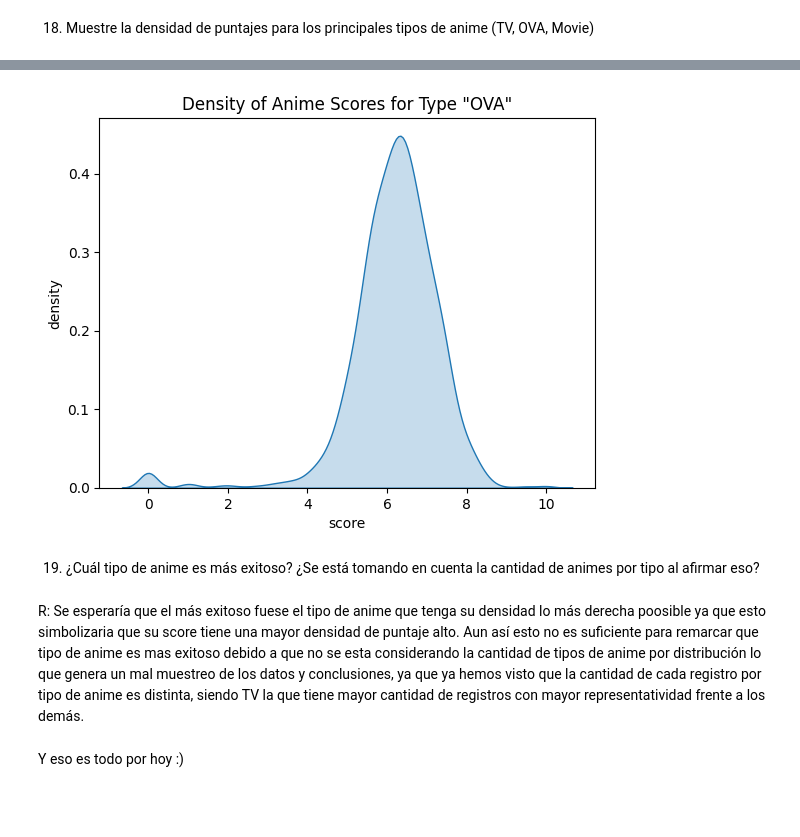
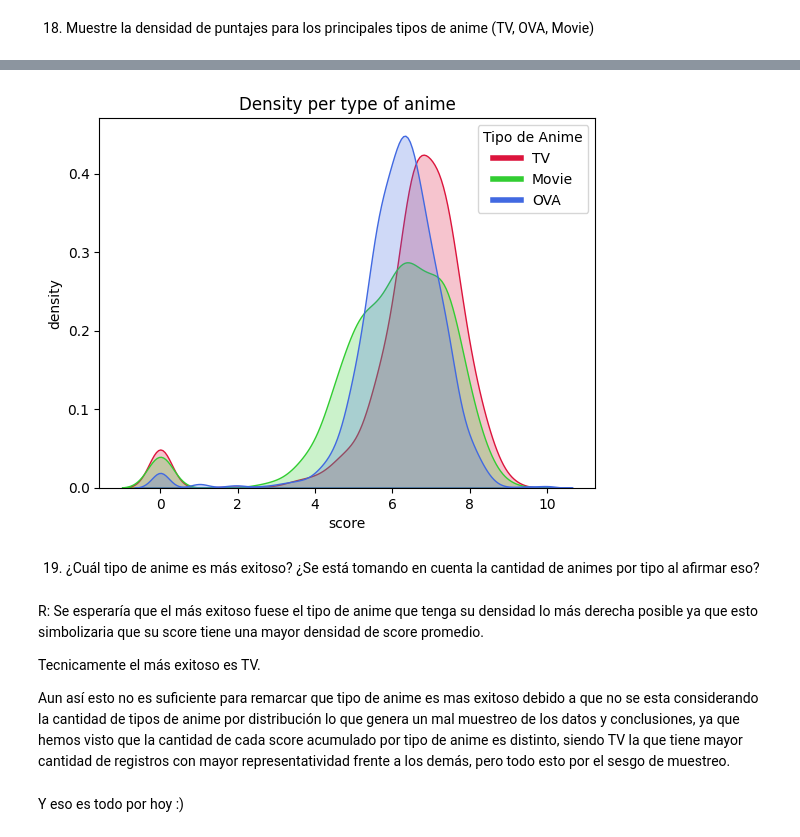
Before and after one commit to astromai/Laboratorios-Mineria-de-Datos-CC5205, a Jupyter notebook: Laboratorio_1.ipynb, the cells around one changed output, grey strips where cells are left out. Cells and saved outputs as stored; diff of their text form; code cells hidden in the pictures; blank space fills up the shorter version.

```diff
--- a/Laboratorio_1.ipynb
+++ b/Laboratorio_1.ipynb
@@ -428,22 +416,30 @@ plt.show()
-# %%
-df_merge = (pd.merge(df_anime, df_stats, on="title"))
-df_res = df_merge[df_merge['type'] == 'OVA']
-
-fig, ax = plt.subplots()
-
-sns.kdeplot(df_res['score'], fill=True, ax=ax)
-
-ax.set_title('Density of Anime Scores for Type "OVA"')
-ax.set_xlabel('score')
-ax.set_ylabel('density')
-
-plt.show()
-# %% [output]
-[figure, removed]
+# %%
+plt.title("Density per type of anime")
+
+sns.kdeplot(data=df_innerJoin[df_innerJoin["type"] == "TV"], x="score", color="crimson", fill=True)
+sns.kdeplot(data=df_innerJoin[df_innerJoin["type"] == "Movie"], x="score", color="limegreen", fill=True)
+sns.kdeplot(data=df_innerJoin[df_innerJoin["type"] == "OVA"], x="score", color="royalblue", fill=True)
+
+plt.xlabel("score")
+plt.ylabel("density")
+
+plt.legend(title="Tipo de Anime", loc="upper right", labels=["TV", "Movie", "OVA"], handles=[
+    plt.Line2D([0], [0], color='crimson', lw=4),
+    plt.Line2D([0], [0], color='limegreen', lw=4),
+    plt.Line2D([0], [0], color='royalblue', lw=4)
+])
+
+plt.show()
+# %% [output]
+[figure, added]
 # %% [markdown]
 19. ¿Cuál tipo de anime es más exitoso? ¿Se está tomando en cuenta la cantidad de animes por tipo al afirmar eso?
 # %% [markdown]
-R: Se esperaría que el más exitoso fuese el tipo de anime que tenga su densidad lo más derecha poosible ya que esto simbolizaria que su score tiene una mayor densidad de puntaje alto. Aun así esto no es suficiente para remarcar que tipo de anime es mas exitoso debido a que no se esta considerando la cantidad de tipos de anime por distribución lo que genera un mal muestreo de los datos y conclusiones, ya que ya hemos visto que la cantidad de cada registro por tipo de anime es distinta, siendo TV la que tiene mayor cantidad de registros con mayor representatividad frente a los demás.
+R: Se esperaría que el más exitoso fuese el tipo de anime que tenga su densidad lo más derecha posible ya que esto simbolizaria que su score tiene una mayor densidad de score promedio.
+
+Tecnicamente el más exitoso es TV.
+
+Aun así esto no es suficiente para remarcar que tipo de anime es mas exitoso debido a que no se esta considerando la cantidad de tipos de anime por distribución lo que genera un mal muestreo de los datos y conclusiones, ya que hemos visto que la cantidad de cada score acumulado por tipo de anime es distinto, siendo TV la que tiene mayor cantidad de registros con mayor representatividad frente a los demás, pero todo esto por el sesgo de muestreo.
 # %% [markdown]
 Y eso es todo por hoy :)
 # %% [markdown]
```
Also changed, not shown: parts of 14 cells of this notebook.
